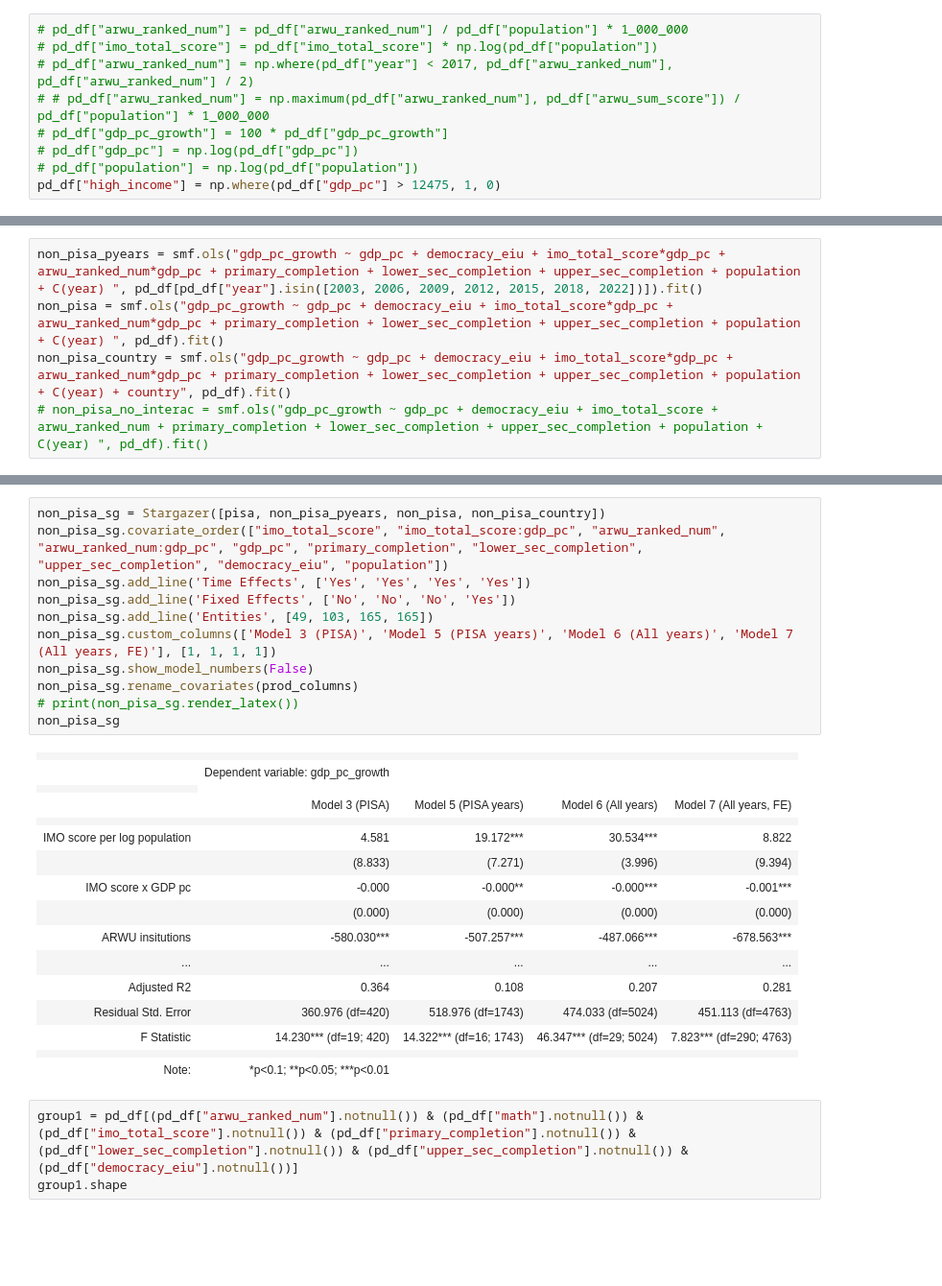
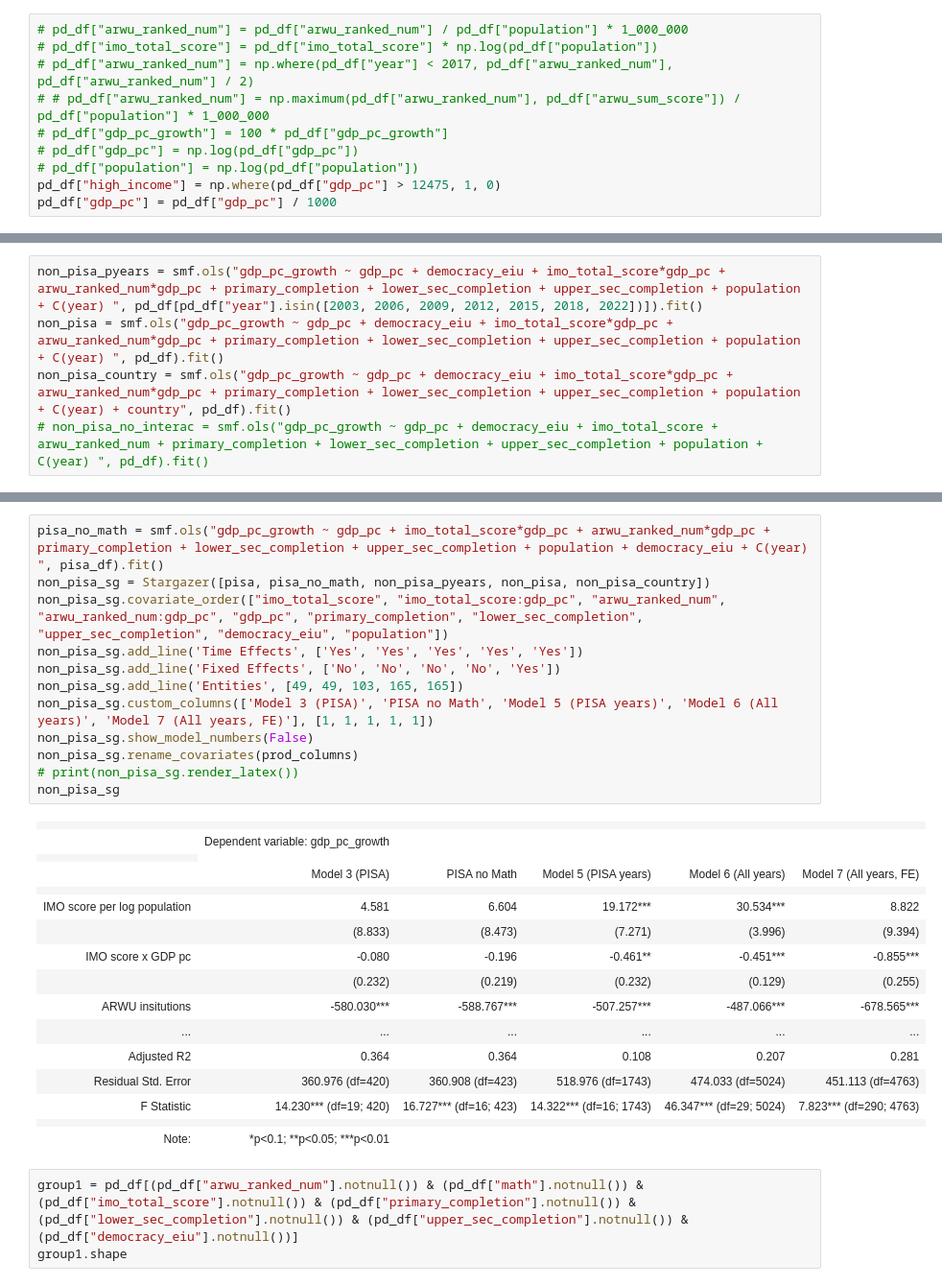
Before and after one commit to jamesxu123/econ442, a Jupyter notebook: charts/regs interac.ipynb, the cells around one changed output, grey strips where cells are left out. Shown at 96% size. Saved outputs shown, nothing was run; the diff lists cells and outputs as text; blank space fills up the shorter version.

```diff
--- a/charts/regs interac.ipynb
+++ b/charts/regs interac.ipynb
@@ -25,3 +16,4 @@ pd_df.head()
 # pd_df["gdp_pc"] = np.log(pd_df["gdp_pc"])
 # pd_df["population"] = np.log(pd_df["population"])
 pd_df["high_income"] = np.where(pd_df["gdp_pc"] > 12475, 1, 0)
+pd_df["gdp_pc"] = pd_df["gdp_pc"] / 1000
@@ -98,31 +95,32 @@ print(pisa_sg.render_latex())
 # %%
-non_pisa_sg = Stargazer([pisa, non_pisa_pyears, non_pisa, non_pisa_country])
+pisa_no_math = smf.ols("gdp_pc_growth ~ gdp_pc + imo_total_score*gdp_pc + arwu_ranked_num*gdp_pc + primary_completion + lower_sec_completion + upper_sec_completion + population + democracy_eiu + C(year) ", pisa_df).fit()
+non_pisa_sg = Stargazer([pisa, pisa_no_math, non_pisa_pyears, non_pisa, non_pisa_country])
 non_pisa_sg.covariate_order(["imo_total_score", "imo_total_score:gdp_pc", "arwu_ranked_num", "arwu_ranked_num:gdp_pc", "gdp_pc", "primary_completion", "lower_sec_completion", "upper_sec_completion", "democracy_eiu", "population"])
-non_pisa_sg.add_line('Time Effects', ['Yes', 'Yes', 'Yes', 'Yes'])
-non_pisa_sg.add_line('Fixed Effects', ['No', 'No', 'No', 'Yes'])
-non_pisa_sg.add_line('Entities', [49, 103, 165, 165])
-non_pisa_sg.custom_columns(['Model 3 (PISA)', 'Model 5 (PISA years)', 'Model 6 (All years)', 'Model 7 (All years, FE)'], [1, 1, 1, 1])
+non_pisa_sg.add_line('Time Effects', ['Yes', 'Yes', 'Yes', 'Yes', 'Yes'])
+non_pisa_sg.add_line('Fixed Effects', ['No', 'No', 'No', 'No', 'Yes'])
+non_pisa_sg.add_line('Entities', [49, 49, 103, 165, 165])
+non_pisa_sg.custom_columns(['Model 3 (PISA)', 'PISA no Math', 'Model 5 (PISA years)', 'Model 6 (All years)', 'Model 7 (All years, FE)'], [1, 1, 1, 1, 1])
 non_pisa_sg.show_model_numbers(False)
 non_pisa_sg.rename_covariates(prod_columns)
 # print(non_pisa_sg.render_latex())
 non_pisa_sg
 # %% [output]
-|  |  |  |  |  |
-|  | Dependent variable: gdp_pc_growth |  |  |  |
+|  |  |  |  |  |  |
+|  | Dependent variable: gdp_pc_growth |  |  |  |  |
 |  |
-|  | Model 3 (PISA) | Model 5 (PISA years) | Model 6 (All years) | Model 7 (All years, FE) |
-|  |  |  |  |  |
-| IMO score per log population | 4.581 | 19.172*** | 30.534*** | 8.822 |
-|  | (8.833) | (7.271) | (3.996) | (9.394) |
-| IMO score x GDP pc | -0.000 | -0.000** | -0.000*** | -0.001*** |
-|  | (0.000) | (0.000) | (0.000) | (0.000) |
-| ARWU insitutions | -580.030*** | -507.257*** | -487.066*** | -678.563*** |
-| ... | ... | ... | ... | ... |
-| Adjusted R2 | 0.364 | 0.108 | 0.207 | 0.281 |
-| Residual Std. Error | 360.976 (df=420) | 518.976 (df=1743) | 474.033 (df=5024) | 451.113 (df=4763) |
-| F Statistic | 14.230*** (df=19; 420) | 14.322*** (df=16; 1743) | 46.347*** (df=29; 5024) | 7.823*** (df=290; 4763) |
-|  |  |  |  |  |
-| Note: | *p<0.1; **p<0.05; ***p<0.01 |  |  |  |
+|  | Model 3 (PISA) | PISA no Math | Model 5 (PISA years) | Model 6 (All years) | Model 7 (All years, FE) |
+|  |  |  |  |  |  |
+| IMO score per log population | 4.581 | 6.604 | 19.172*** | 30.534*** | 8.822 |
+|  | (8.833) | (8.473) | (7.271) | (3.996) | (9.394) |
+| IMO score x GDP pc | -0.080 | -0.196 | -0.461** | -0.451*** | -0.855*** |
+|  | (0.232) | (0.219) | (0.232) | (0.129) | (0.255) |
+| ARWU insitutions | -580.030*** | -588.767*** | -507.257*** | -487.066*** | -678.565*** |
+| ... | ... | ... | ... | ... | ... |
+| Adjusted R2 | 0.364 | 0.364 | 0.108 | 0.207 | 0.281 |
+| Residual Std. Error | 360.976 (df=420) | 360.908 (df=423) | 518.976 (df=1743) | 474.033 (df=5024) | 451.113 (df=4763) |
+| F Statistic | 14.230*** (df=19; 420) | 16.727*** (df=16; 423) | 14.322*** (df=16; 1743) | 46.347*** (df=29; 5024) | 7.823*** (df=290; 4763) |
+|  |  |  |  |  |  |
+| Note: | *p<0.1; **p<0.05; ***p<0.01 |  |  |  |  |
 # %%
 group1 = pd_df[(pd_df["arwu_ranked_num"].notnull()) & (pd_df["math"].notnull()) & (pd_df["imo_total_score"].notnull()) & (pd_df["primary_completion"].notnull()) & (pd_df["lower_sec_completion"].notnull()) & (pd_df["upper_sec_completion"].notnull()) & (pd_df["democracy_eiu"].notnull())]
 group1.shape
```
Also changed, not shown: parts of 9 cells of this notebook, 21 other files.
